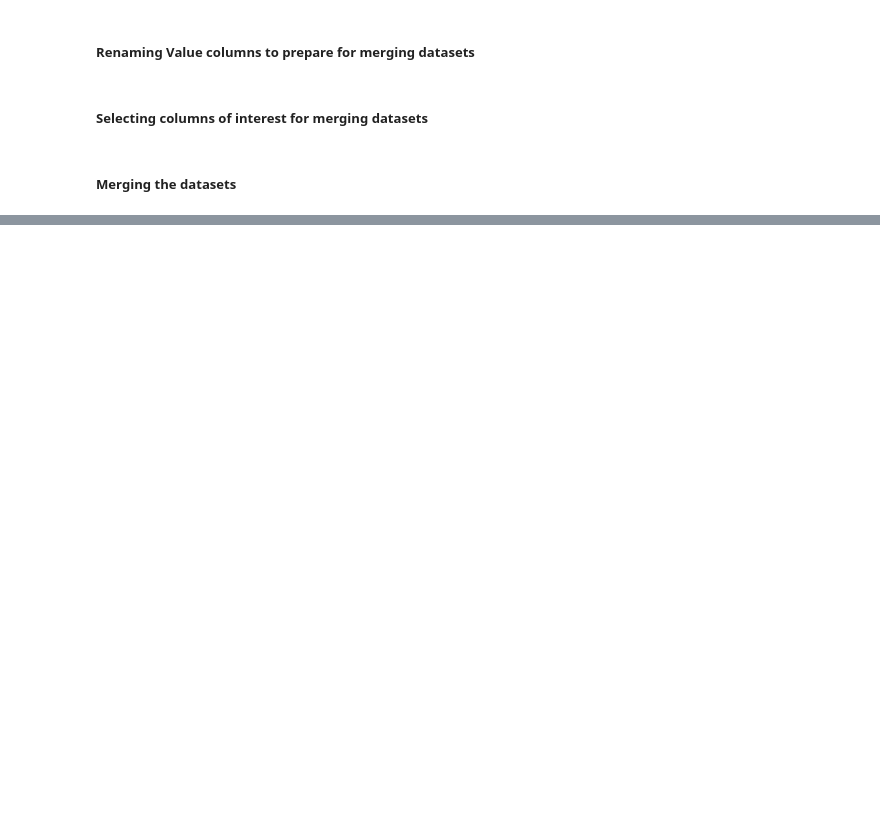
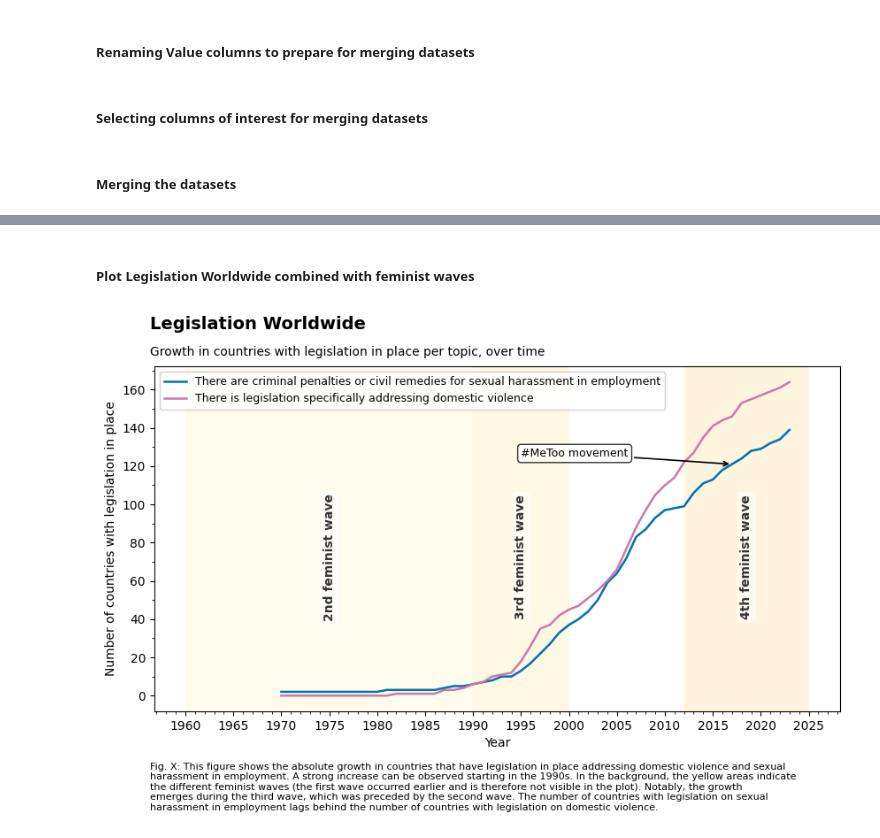
Before and after one commit to MrRyyper/UN-Debates-and-SDGs, a Jupyter notebook: legislation/legislation.ipynb, the cells around one changed output, grey strips where cells are left out. Saved outputs shown, nothing was run; the diff lists cells and outputs as text; code cells hidden in the pictures; blank space fills up the shorter version.

Commit message:
Plot Legislation Worldwide

```diff
--- a/legislation/legislation.ipynb
+++ b/legislation/legislation.ipynb
@@ -133,0 +220,3 @@ print(legis_merged.isna().sum())
+# %%
+legis_sum_per_year = legis_merged.groupby("Year")[["Legislation Sexual Harassment", "Legislation Domestic Violence"]].sum()
+print(legis_year)
@@ -133,0 +241,76 @@ print(legis_merged.isna().sum())
+# %% [markdown]
+##### Plot Legislation Worldwide combined with feminist waves
+# %%
+
+import matplotlib.pyplot as plt
+from matplotlib.ticker import MultipleLocator
+
+def add_wave_band(ax, start, end, color, label, y_frac=0.55):
+    ax.axvspan(start, end, color=color, alpha=0.22, linewidth=0, zorder=0.5)
+    ax.text((start + end) / 2, ax.get_ylim()[1] * y_frac, label,
+            ha="center", va="center", rotation=90, fontsize=10, fontweight="bold",
+            color="#333333",
+            bbox=dict(boxstyle="round,pad=0.25", fc="white", ec="none", alpha=0.6),
+            zorder=1.0)
+
+fig, ax = plt.subplots(figsize=(10, 6))
+
+ax.plot(
+    legis_sum_per_year.index,
+    legis_sum_per_year["Legislation Sexual Harassment"],
+    color="#0072B2", linestyle="-", linewidth=1.8,
+    label="There are criminal penalties or civil remedies for sexual harassment in employment"
+)
+ax.plot(
+    legis_sum_per_year.index,
+    legis_sum_per_year["Legislation Domestic Violence"],
+    color="#CC79A7", linestyle="-", linewidth=1.8,
+    label="There is legislation specifically addressing domestic violence"
+)
+
+ax.set_xlabel("Year")
+ax.set_ylabel("Number of countries with legislation in place")
+ax.xaxis.set_major_locator(MultipleLocator(5))
+ax.xaxis.set_minor_locator(MultipleLocator(1))
+ax.yaxis.set_major_locator(MultipleLocator(20))
+ax.yaxis.set_minor_locator(MultipleLocator(10))
+
+gold1 = "#FFF3B0"  # 2nd wave
+gold2 = "#FFE08A"  # 3rd wave
+gold3 = "#FFD166"  # 4th wave
+add_wave_band(ax, 1960, 1990, gold1, "2nd feminist wave", y_frac=0.42)
+add_wave_band(ax, 1990, 2000, gold2, "3rd feminist wave",  y_frac=0.42)
+add_wave_band(ax, 2012, 2025, gold3, "4th feminist wave", y_frac=0.42)
+
+ax.annotate(
+    "#MeToo movement",
+    xy=(2017, legis_sum_per_year.loc[2017, "Legislation Sexual Harassment"]),
+    xytext=(1995, 125),
+    arrowprops=dict(arrowstyle="->", color="black", lw=1.2),
+    bbox=dict(boxstyle="round,pad=0.3", fc="white", ec="black", alpha=0.8),
+    fontsize=9, ha="left"
+)
+
+ax.legend(loc="upper left", frameon=True, framealpha=0.9, fontsize=9)
+fig.text(0.12, 0.97, "Legislation Worldwide", ha="left", fontsize=14, weight="bold")
+fig.text(0.12, 0.92, "Growth in countries with legislation in place per topic, over time",
+         ha="left", fontsize=10)
+
+import textwrap
+
+caption = ("Fig. X: This figure shows the absolute growth in countries that have legislation in place "
+           "addressing domestic violence and sexual harassment in employment. A strong increase can be "
+           "observed starting in the 1990s. In the background, the yellow areas indicate the different "
+           "feminist waves (the first wave occurred earlier and is therefore not visible in the plot). "
+           "Notably, the growth emerges during the third wave, which was preceded by the second wave. "
+           "The number of countries with legislation on sexual harassment in employment lags behind "
+           "the number of countries with legislation on domestic violence.")
+
+wrapped_caption = "\n".join(textwrap.wrap(caption, width=130))
+fig.text(0.12, 0.06, wrapped_caption,
+         ha="left", va="bottom", fontsize=8)
+
+plt.subplots_adjust(top=0.90, bottom=0.25)
+plt.show()
+# %% [output]
+[figure, added]
```
Also changed, not shown: parts of 8 cells of this notebook.
